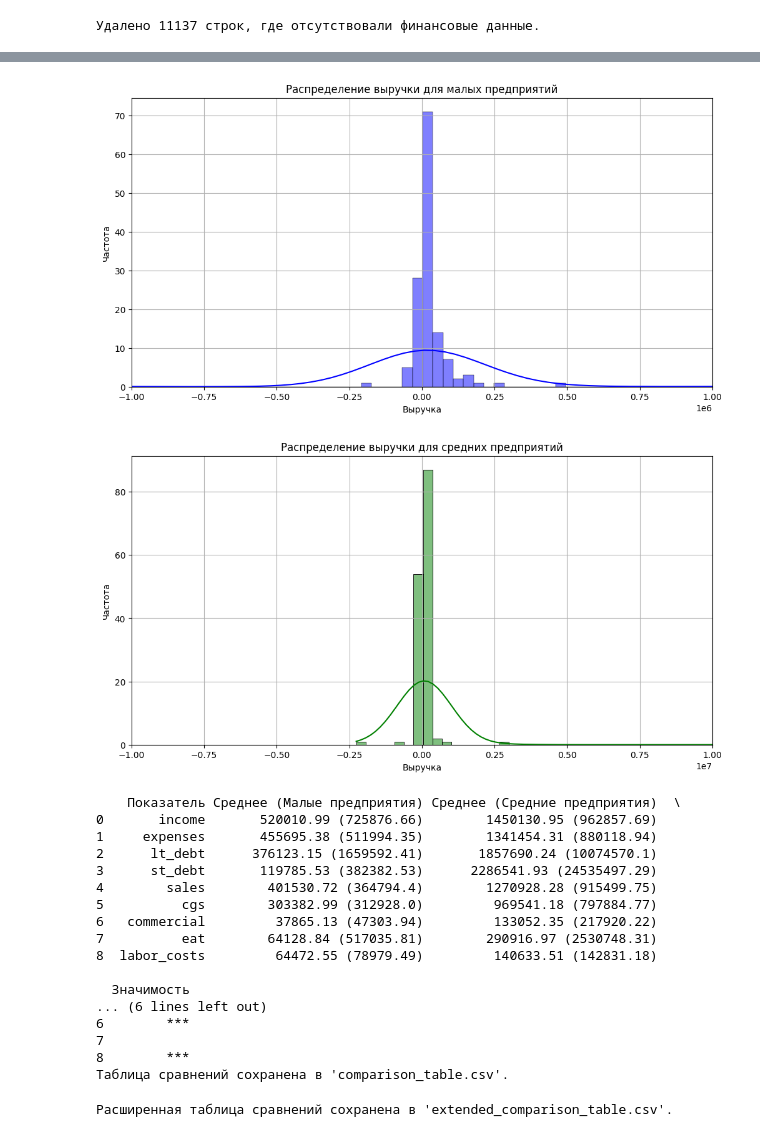
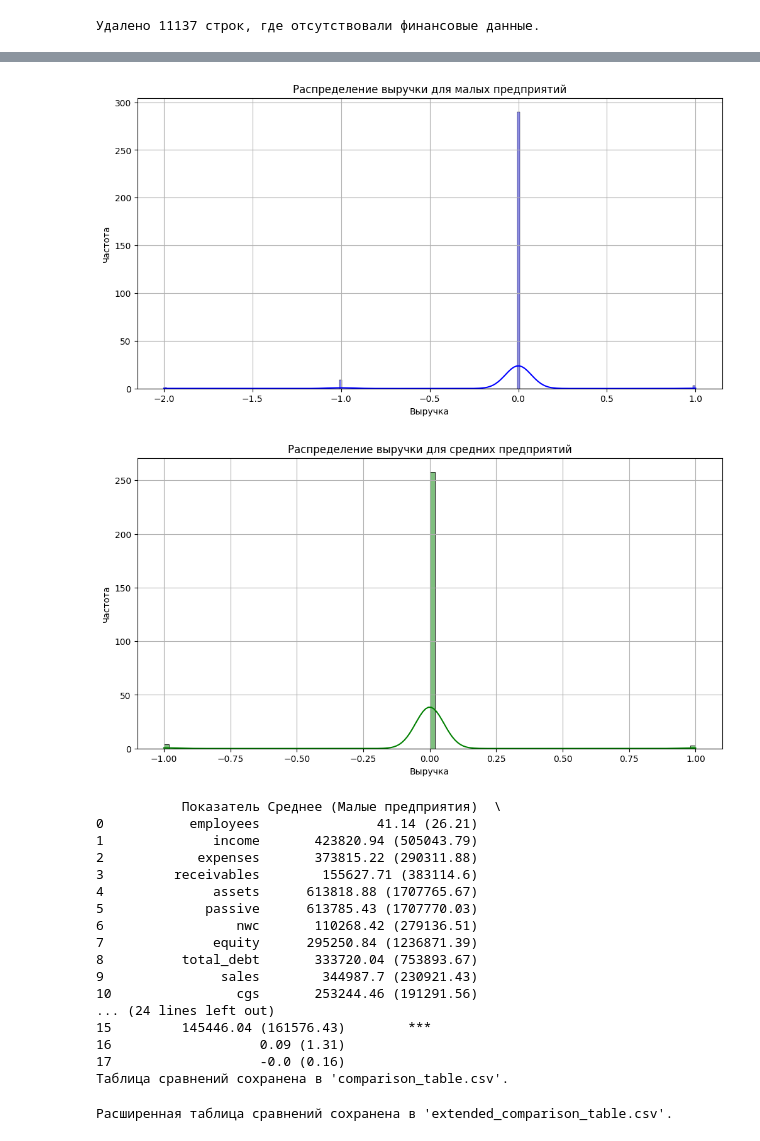
Before and after one commit to PaveLuchkov/MSP, a Jupyter notebook: Cleaning.ipynb, the cells around one changed output, grey strips where cells are left out. Cells and saved outputs as stored; diff of their text form; code cells hidden in the pictures.

```diff
--- a/Cleaning.ipynb
+++ b/Cleaning.ipynb
@@ -44,7 +44,7 @@ names_with_different_companies = names_with_different_companies[names_with_diffe
 cleaned_df = cleaned_df[~cleaned_df['name'].isin(names_with_different_companies)]
 
 # Удаление компаний, у которых меньше либо равно 4 наблюдений
-cleaned_df = cleaned_df.groupby('Компания').filter(lambda x: len(x) > 5)
+cleaned_df = cleaned_df.groupby('Компания').filter(lambda x: len(x) > 4)
 
 # # Сохранение очищенного датасета
 # cleaned_df.to_csv("cleaned_dataset.csv", index=False)
@@ -124,9 +124,9 @@ df = cleaned_df
 # %%
 columns_to_drop = [
     'claims_amount', 'proceedings_amount', 'intangibles', 'fixed_assets', 'noncurrent_assets', 'inventory', 'net_assets',
-    'receivables', 'current_assets', 'assets', 'passive', 'nwc', 'equity',
-    'total_debt', 'admin_expenses', 'interest_paid', 'ebt', 'ebit', 'net_profit_margin',
-    'interest_payment', 'interest_coverage', 'okved_name', 'short_term_liab', 'retained_earnings', 'ros'
+    'current_assets',
+    'lt_debt', 'admin_expenses', 'st_debt', 'interest_paid',
+    'interest_payment', 'interest_coverage', 'okved_name', 'short_term_liab', 'retained_earnings'
 ]
 df = df.drop(columns=columns_to_drop)
 # df.to_csv("cleaned_dataset.csv", index=False)
@@ -451,3 +456,26 @@ columns_to_drop = [
 
 mean_financials_df = mean_financials_df.drop(columns=columns_to_drop)
 mean_financials_df.to_csv("mean_financials_dataset.csv", index=False)
+# %%
+# Вычисляем границы для удаления компаний
+mean_sales = mean_financials_df.groupby('size_cat')['sales'].mean()
+std_sales = mean_financials_df.groupby('size_cat')['sales'].std()
+
+mean_ros = mean_financials_df.groupby('size_cat')['ros'].mean()
+std_ros = mean_financials_df.groupby('size_cat')['ros'].std()
+
+# Определяем верхнюю границу
+upper_limit = mean_sales + 2 * std_sales
+down_limit_ros = mean_ros - 2 * std_ros
+
+# Фильтруем компании, которые превышают верхнюю границу
+companies_to_remove = mean_financials_df[
+    (mean_financials_df['sales'] > mean_financials_df['size_cat'].map(upper_limit)) |
+    (mean_financials_df['ros'] < mean_financials_df['size_cat'].map(down_limit_ros))
+]['Компания'].unique()
+
+# Удаляем компании из df_msp
+mean_financials_df = mean_financials_df[~mean_financials_df['Компания'].isin(companies_to_remove)]
+df_msp = df_msp[~df_msp['Компания'].isin(companies_to_remove)]
+
+print(f"Удалено компаний: {len(companies_to_remove)}")
@@ -535,32 +565,32 @@ plt.show()
 # %%
 import seaborn as sns
 
 # Фильтрация данных для малых и средних предприятий
 small_enterprises = mean_financials_df[mean_financials_df['size_cat'] == 'Малые предприятия']
 medium_enterprises = mean_financials_df[mean_financials_df['size_cat'] == 'Средние предприятия']
 
 # Построение распределения для малых предприятий
 plt.figure(figsize=(12, 6))
-sns.histplot(small_enterprises['eat'], kde=True, bins=200, color='blue')
+sns.histplot(small_enterprises['ros'], kde=True, bins=200, color='blue')
 plt.title('Распределение выручки для малых предприятий')
-plt.xlim(-1000000, 1000000)
+# plt.xlim(-1000000, 1000000)
 plt.xlabel('Выручка')
 plt.ylabel('Частота')
 plt.grid(True)
 plt.show()
 
 # Построение распределения для средних предприятий
 plt.figure(figsize=(12, 6))
-sns.histplot(medium_enterprises['eat'], kde=True, bins=100, color='green')
+sns.histplot(medium_enterprises['ros'], kde=True, bins=100, color='green')
 plt.title('Распределение выручки для средних предприятий')
-plt.xlim(-10000000, 10000000)
+# plt.xlim(-10000000, 10000000)
 plt.xlabel('Выручка')
 plt.ylabel('Частота')
 plt.grid(True)
 plt.show()
 # %% [output]
-[figure, old version]
+[figure, new version]
-[figure, old version]
+[figure, new version]
 # %%
 import pandas as pd
 import numpy as np
@@ -568,7 +598,7 @@ from scipy import stats
 from IPython.display import display, HTML
 
 # Define financial_columns
-financial_columns = ['income', 'expenses', 'lt_debt', 'st_debt', 'sales', 'cgs', 'commercial', 'eat', 'labor_costs']
+# financial_columns = ['income', 'expenses', 'lt_debt', 'st_debt', 'sales', 'cgs', 'commercial', 'eat', 'labor_costs']
 
 # Function to display the comparison table in a more readable format
 def display_comparison_table(df):
@@ -634,22 +664,22 @@ print(comparison_table)
 comparison_table.to_csv("comparison_table.csv", index=False)
 print("Таблица сравнений сохранена в 'comparison_table.csv'.")
 # %% [output]
-    Показатель Среднее (Малые предприятия) Среднее (Средние предприятия)  \
-0       income       520010.99 (725876.66)        1450130.95 (962857.69)
-1     expenses       455695.38 (511994.35)        1341454.31 (880118.94)
-2      lt_debt      376123.15 (1659592.41)       1857690.24 (10074570.1)
-3      st_debt       119785.53 (382382.53)      2286541.93 (24535497.29)
-4        sales        401530.72 (364794.4)        1270928.28 (915499.75)
-5          cgs        303382.99 (312928.0)         969541.18 (797884.77)
-6   commercial         37865.13 (47303.94)         133052.35 (217920.22)
-7          eat        64128.84 (517035.81)        290916.97 (2530748.31)
-8  labor_costs         64472.55 (78979.49)         140633.51 (142831.18)
-
-  Значимость
-... (6 lines left out)
-6        ***
-7
-8        ***
+           Показатель Среднее (Малые предприятия)  \
+0           employees               41.14 (26.21)
+1              income       423820.94 (505043.79)
+2            expenses       373815.22 (290311.88)
+3         receivables        155627.71 (383114.6)
+4              assets      613818.88 (1707765.67)
+5             passive      613785.43 (1707770.03)
+6                 nwc       110268.42 (279136.51)
+7              equity      295250.84 (1236871.39)
+8          total_debt       333720.04 (753893.67)
+9               sales        344987.7 (230921.43)
+10                cgs       253244.46 (191291.56)
+... (24 lines left out)
+15         145446.04 (161576.43)        ***
+16                   0.09 (1.31)
+17                   -0.0 (0.16)
 Таблица сравнений сохранена в 'comparison_table.csv'.
 # %%
 # Function to calculate statistics for each financial indicator
```
Also changed, not shown: parts of 21 cells of this notebook, 6 other files.
